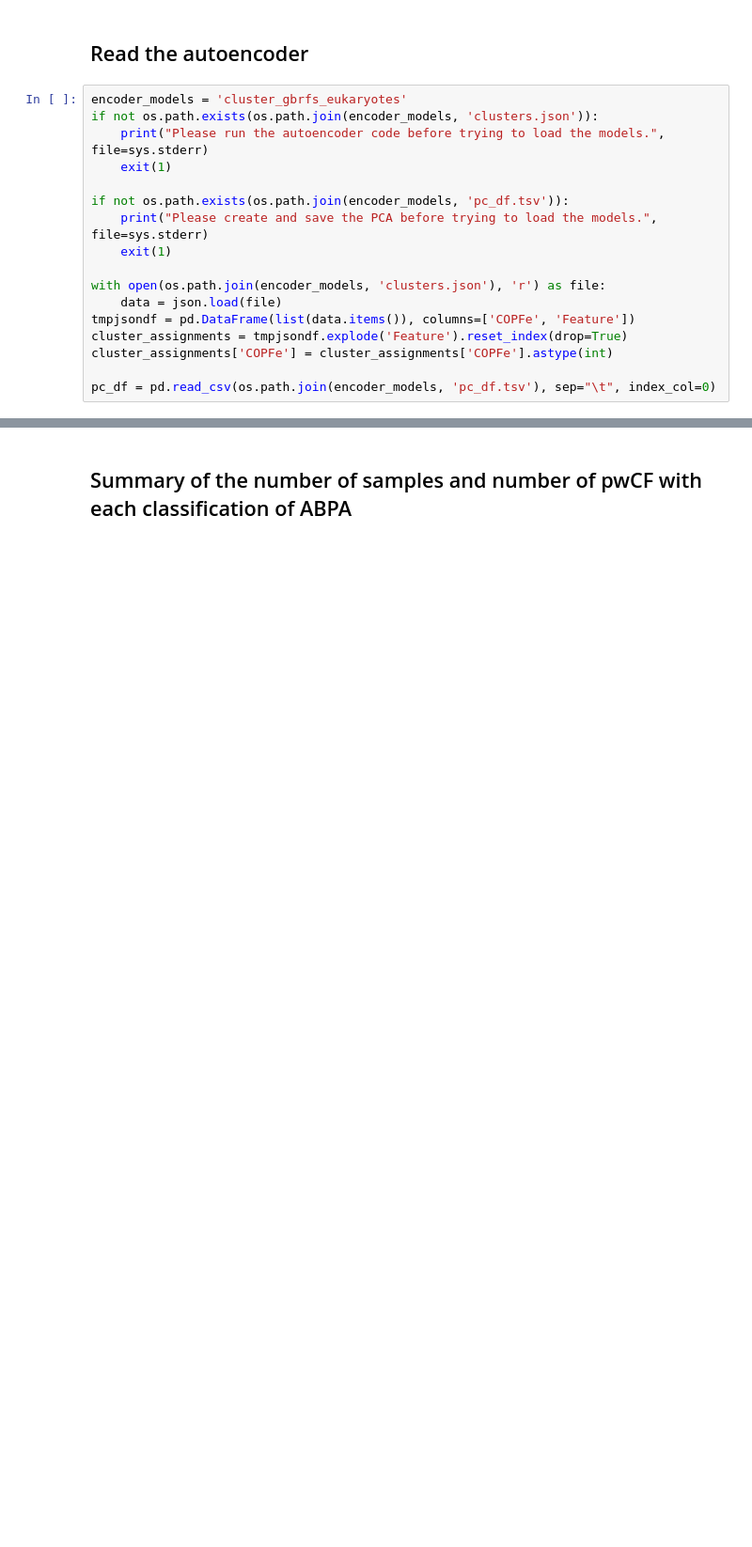
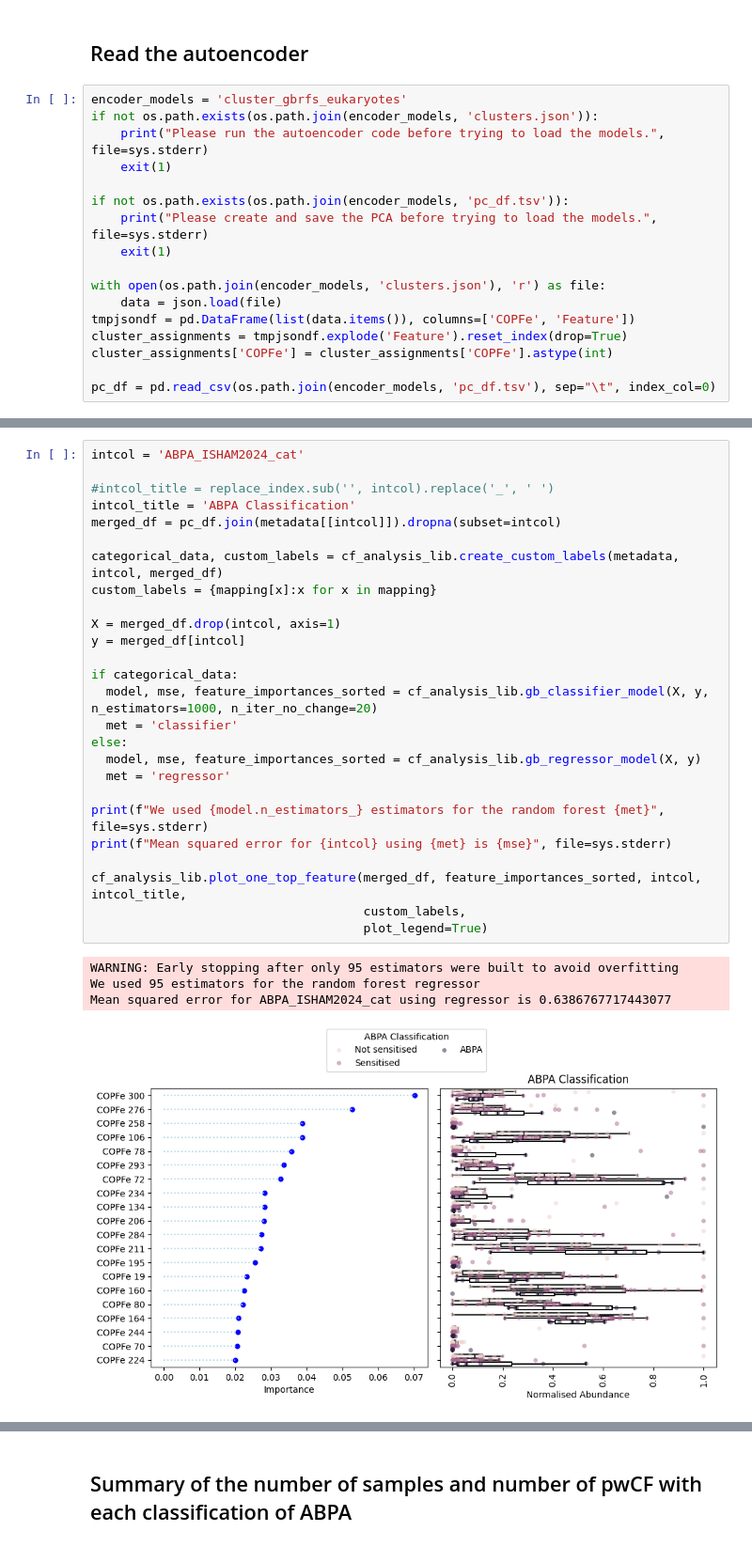
Before and after one commit to linsalrob/CF_Data_Analysis, a Jupyter notebook: Jupyter/ABPA.ipynb, the cells around one changed output, grey strips where cells are left out. Shown: that part at 94% size. Drawn from its saved outputs; the diff is of its cells as text; blank space fills up the shorter version.

```diff
--- a/Jupyter/ABPA.ipynb
+++ b/Jupyter/ABPA.ipynb
@@ -50,0 +153,31 @@ pc_df = pd.read_csv(os.path.join(encoder_models, 'pc_df.tsv'), sep="\t", index_c
+# %%
+intcol = 'ABPA_ISHAM2024_cat'
+
+#intcol_title = replace_index.sub('', intcol).replace('_', ' ')
+intcol_title = 'ABPA Classification'
+merged_df = pc_df.join(metadata[[intcol]]).dropna(subset=intcol)
+
+categorical_data, custom_labels = cf_analysis_lib.create_custom_labels(metadata, intcol, merged_df)
+custom_labels = {mapping[x]:x for x in mapping}
+
+X = merged_df.drop(intcol, axis=1)
+y = merged_df[intcol]
+
+if categorical_data:
+  model, mse, feature_importances_sorted = cf_analysis_lib.gb_classifier_model(X, y, n_estimators=1000, n_iter_no_change=20)
+  met = 'classifier'
+else:
+  model, mse, feature_importances_sorted = cf_analysis_lib.gb_regressor_model(X, y)
+  met = 'regressor'
+
+print(f"We used {model.n_estimators_} estimators for the random forest {met}", file=sys.stderr)
+print(f"Mean squared error for {intcol} using {met} is {mse}", file=sys.stderr)
+
+cf_analysis_lib.plot_one_top_feature(merged_df, feature_importances_sorted, intcol, intcol_title,
+                                     custom_labels,
+                                     plot_legend=True)
+# %% [output]
+WARNING: Early stopping after only 95 estimators were built to avoid overfitting
+We used 95 estimators for the random forest regressor
+Mean squared error for ABPA_ISHAM2024_cat using regressor is 0.6386767717443077
+[figure, added]
```
Also changed, not shown: parts of 22 cells of this notebook, 7 other files.
